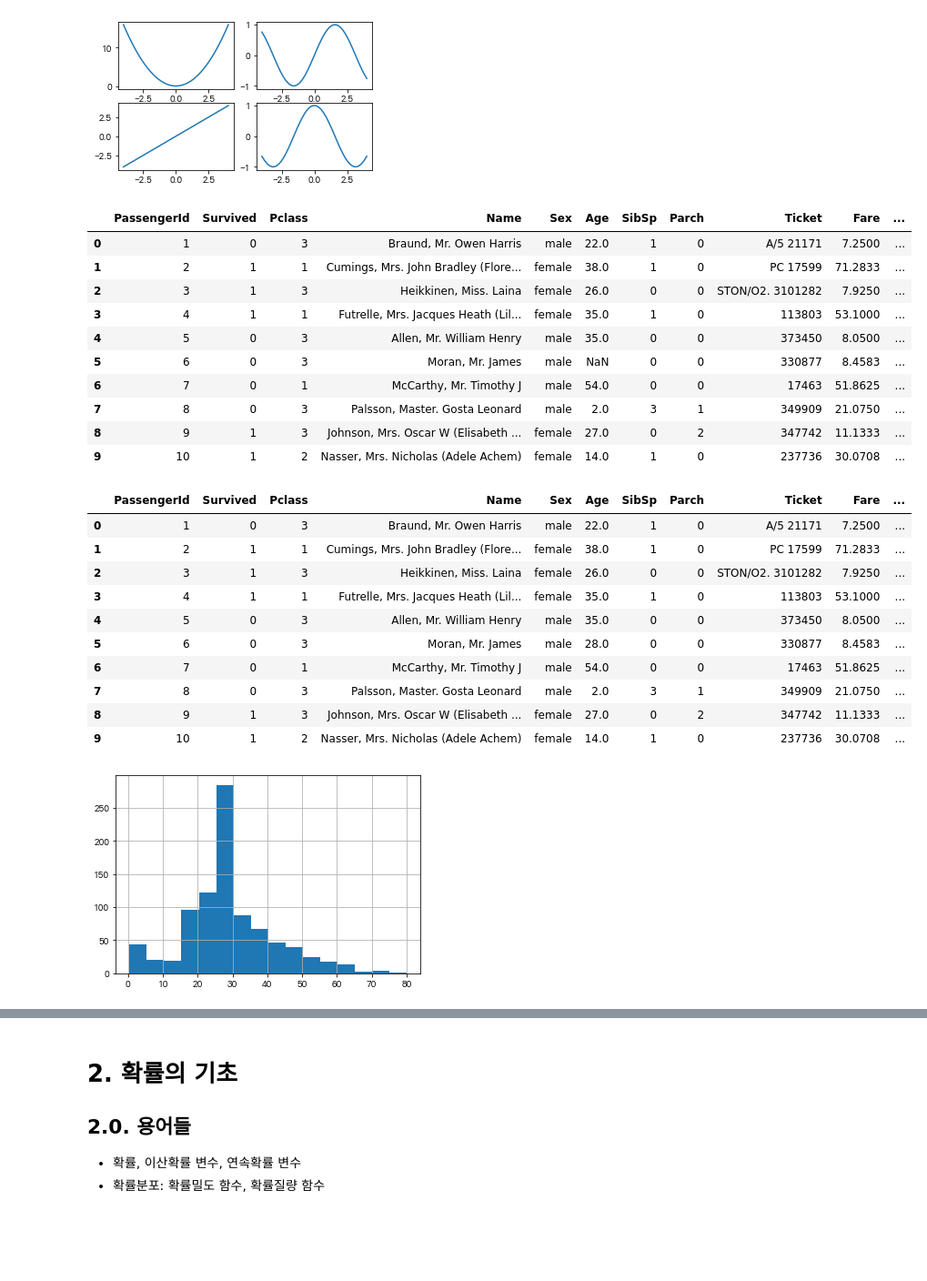
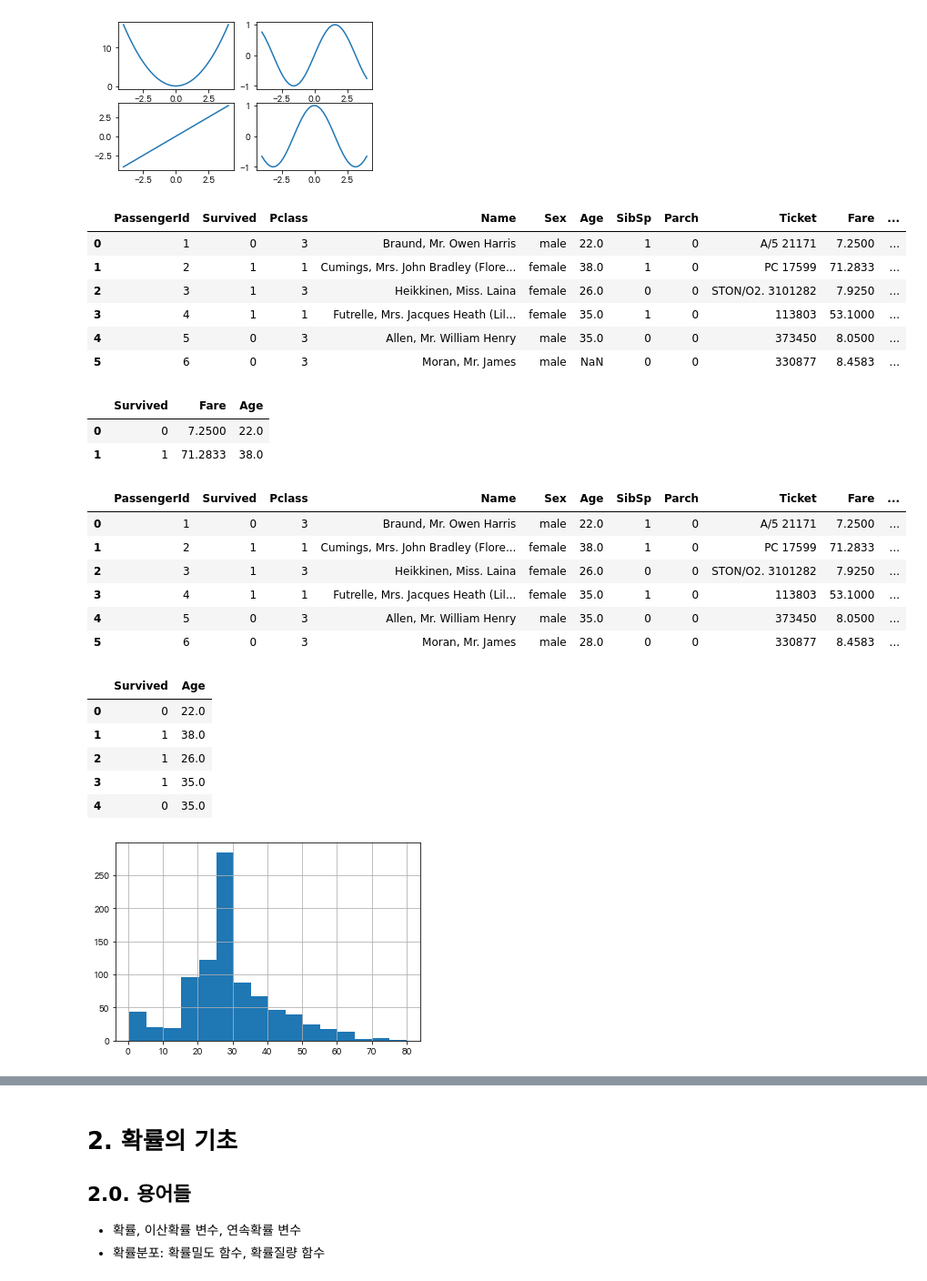
Before and after one commit to cherub8128/Lecture, a Jupyter notebook: Data_Science.ipynb, the cells around one changed output, grey strips where cells are left out. Shown at 91% size. Cells and saved outputs as stored; diff of their text form; code cells hidden in the pictures; blank space fills up the shorter version.

```diff
--- a/Data_Science.ipynb
+++ b/Data_Science.ipynb
@@ -69,22 +69,30 @@ axs[1,1].plot(x,y4)
 # %%
 import pandas as pd #pandas를 pd로 불러오기
 df = pd.read_csv('train.csv') #csv파일 불러오기
-df.head(10) #표 그리기(앞의 10개 데이터만, 기본값=5개)
+df.head(6) #표 그리기(앞의 n개 데이터만, 기본값=5개)
 # %% [output]
 |  | PassengerId | Survived | Pclass | Name | Sex | Age | SibSp | Parch | Ticket | Fare | ... |
 | 0 | 1 | 0 | 3 | Braund, Mr. Owen Harris | male | 22.0 | 1 | 0 | A/5 21171 | 7.2500 | ... |
 | 1 | 2 | 1 | 1 | Cumings, Mrs. John Bradley (Flore... | female | 38.0 | 1 | 0 | PC 17599 | 71.2833 | ... |
 | 2 | 3 | 1 | 3 | Heikkinen, Miss. Laina | female | 26.0 | 0 | 0 | STON/O2. 3101282 | 7.9250 | ... |
 | 3 | 4 | 1 | 1 | Futrelle, Mrs. Jacques Heath (Lil... | female | 35.0 | 1 | 0 | 113803 | 53.1000 | ... |
 | 4 | 5 | 0 | 3 | Allen, Mr. William Henry | male | 35.0 | 0 | 0 | 373450 | 8.0500 | ... |
 | 5 | 6 | 0 | 3 | Moran, Mr. James | male | NaN | 0 | 0 | 330877 | 8.4583 | ... |
-| 6 | 7 | 0 | 1 | McCarthy, Mr. Timothy J | male | 54.0 | 0 | 0 | 17463 | 51.8625 | ... |
-| 7 | 8 | 0 | 3 | Palsson, Master. Gosta Leonard | male | 2.0 | 3 | 1 | 349909 | 21.0750 | ... |
-| 8 | 9 | 1 | 3 | Johnson, Mrs. Oscar W (Elisabeth ... | female | 27.0 | 0 | 2 | 347742 | 11.1333 | ... |
-| 9 | 10 | 1 | 2 | Nasser, Mrs. Nicholas (Adele Achem) | female | 14.0 | 1 | 0 | 237736 | 30.0708 | ... |
+# %%
+df.tail(3) #뒤에서 3개
+df[4:7] #중간
+df1 = pd.DataFrame(df, columns=['Survived','Age']) #특정 열만 선택해서 표 다시 만들기 1
+df2 = df.loc[:5, ['Survived', 'Fare','Age']] #특정 열만 선택해서 표 다시 만들기 2
+df.iloc[1:3,2:5] # 1~2번째행, 2~4번째열
+
+df2[:2]
+# %% [output]
+|  | Survived | Fare | Age |
+| 0 | 0 | 7.2500 | 22.0 |
+| 1 | 1 | 71.2833 | 38.0 |
 # %%
 df['Age'].fillna(df.Age.median(), inplace = True) #비어있는 값을 평균으로 채우기, inplace가 True면 df자체를 바꿈.
-df.head(10)
+df.head(6)
 # %% [output]
 |  | PassengerId | Survived | Pclass | Name | Sex | Age | SibSp | Parch | Ticket | Fare | ... |
 | 0 | 1 | 0 | 3 | Braund, Mr. Owen Harris | male | 22.0 | 1 | 0 | A/5 21171 | 7.2500 | ... |
@@ -93,11 +101,14 @@ df.head(10)
 | 3 | 4 | 1 | 1 | Futrelle, Mrs. Jacques Heath (Lil... | female | 35.0 | 1 | 0 | 113803 | 53.1000 | ... |
 | 4 | 5 | 0 | 3 | Allen, Mr. William Henry | male | 35.0 | 0 | 0 | 373450 | 8.0500 | ... |
 | 5 | 6 | 0 | 3 | Moran, Mr. James | male | 28.0 | 0 | 0 | 330877 | 8.4583 | ... |
-| 6 | 7 | 0 | 1 | McCarthy, Mr. Timothy J | male | 54.0 | 0 | 0 | 17463 | 51.8625 | ... |
-| 7 | 8 | 0 | 3 | Palsson, Master. Gosta Leonard | male | 2.0 | 3 | 1 | 349909 | 21.0750 | ... |
-| 8 | 9 | 1 | 3 | Johnson, Mrs. Oscar W (Elisabeth ... | female | 27.0 | 0 | 2 | 347742 | 11.1333 | ... |
-| 9 | 10 | 1 | 2 | Nasser, Mrs. Nicholas (Adele Achem) | female | 14.0 | 1 | 0 | 237736 | 30.0708 | ... |
 # %%
-hist = df['Age'].hist(bins=16) #히스토그램, bins는 막대 갯수.
+plt.figure()
+df['Age'].hist(bins=16) #히스토그램, bins는 막대 갯수.
 # %% [output]
+|  | Survived | Age |
+| 0 | 0 | 22.0 |
+| 1 | 1 | 38.0 |
+| 2 | 1 | 26.0 |
+| 3 | 1 | 35.0 |
+| 4 | 0 | 35.0 |
 [figure]
```
Also changed, not shown: parts of 7 cells of this notebook, 5 other files.
